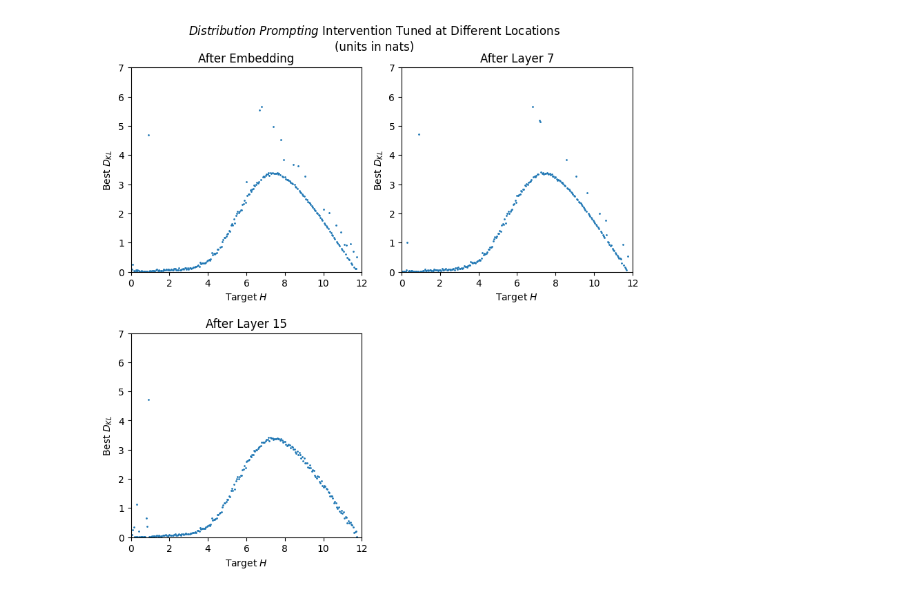
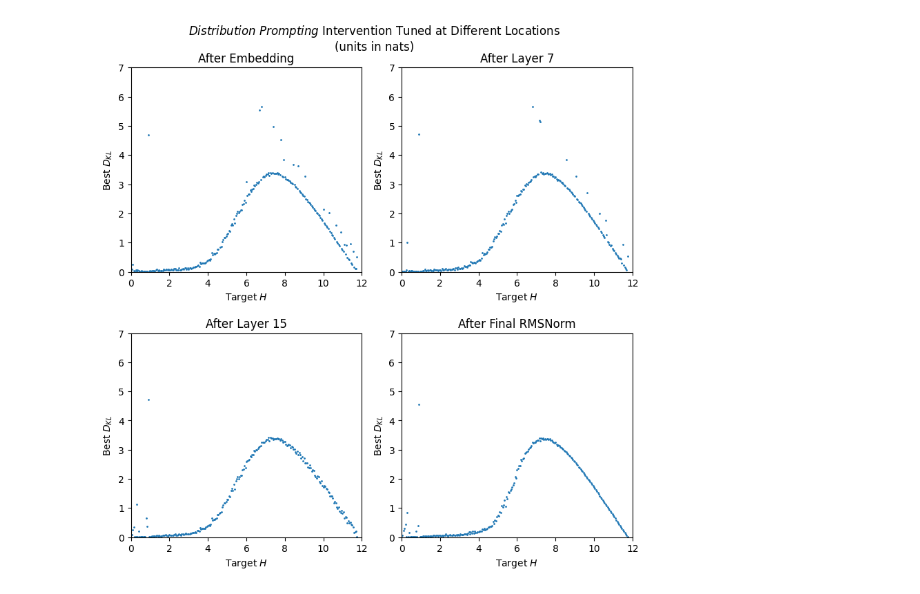
Before and after one commit to andyyyyuuu/llm-expressivity, a Jupyter notebook: results/figures.ipynb, the cells around one changed output. Cells and saved outputs as stored; diff of their text form; code cells hidden in the pictures.

Commit message:
Results for post-RMSNorm intervention

```diff
--- a/results/figures.ipynb
+++ b/results/figures.ipynb
@@ -1,32 +1,33 @@
 # %%
 %matplotlib inline
 import matplotlib.pyplot as plt
 import pandas as pd
 
 CSV_PATHS = {
     'embed.csv': 'After Embedding',
     'l7.csv': 'After Layer 7',
-    'l15.csv': 'After Layer 15'
+    'l15.csv': 'After Layer 15',
+    'postnorm.csv': 'After Final RMSNorm'
 }
 
 fig, axs = plt.subplots(2, 2, figsize=(8, 8))
 fig.suptitle('$\\it{Distribution~Prompting}$ Intervention Tuned at Different Locations\n(units in nats)')
 fig.tight_layout()
 fig.subplots_adjust(top=0.9, hspace=0.3)
 axs = axs.flatten()
 
 for i, (path, title) in enumerate(list(CSV_PATHS.items())):
     df = pd.read_csv(path)
     axs[i].set_xlim(0, 12)
     axs[i].set_ylim(0, 7)
     axs[i].set_xlabel("Target $H$")
     axs[i].set_ylabel("Best $D_{KL}$")
     axs[i].scatter(df['target_entropy'], df['best_loss'], s=1)
     axs[i].set_title(title)
 
 for j in range(i + 1, len(axs)):
     axs[j].set_axis_off()
 
 plt.show()
 # %% [output]
-[figure, old version]
+[figure, new version]
```
Also changed, not shown: 1 other file.
